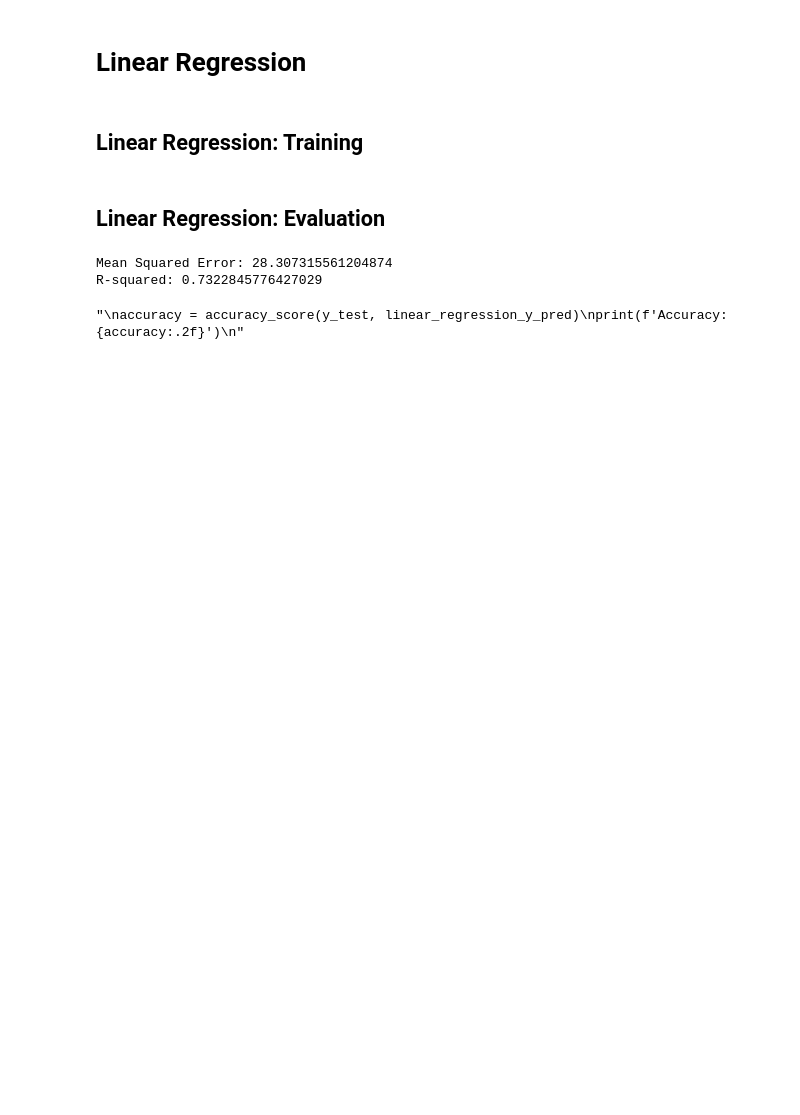
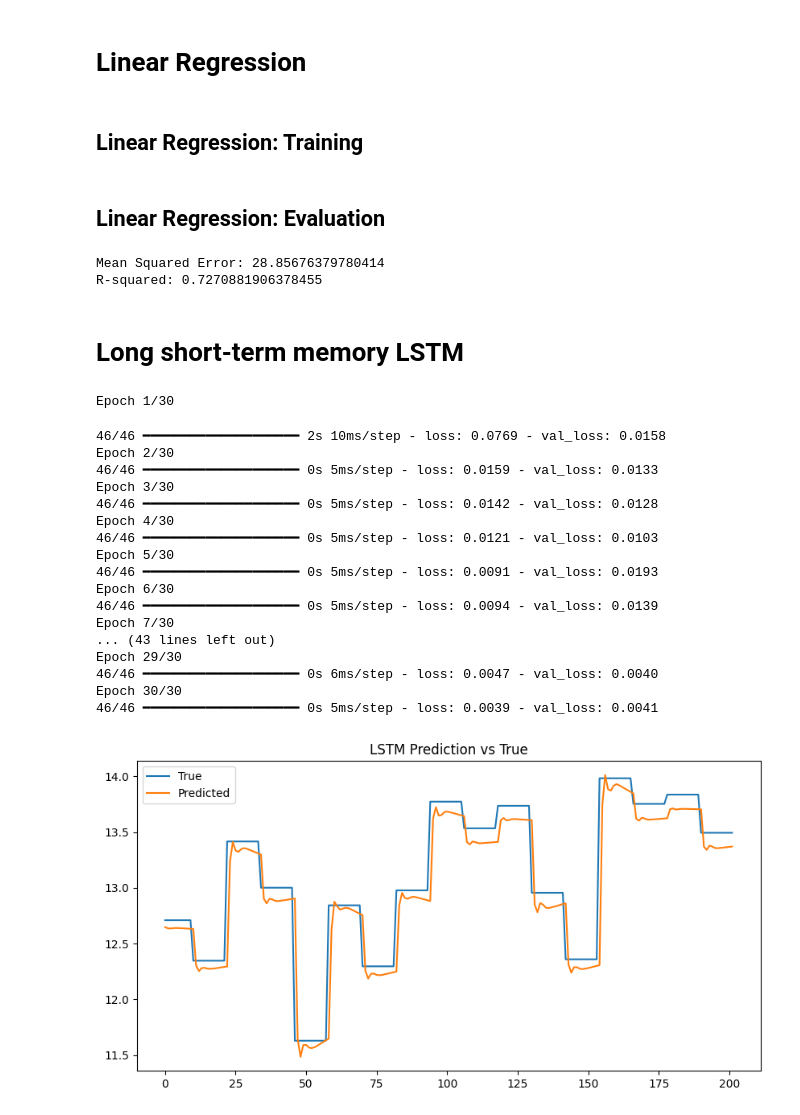
Before and after one commit to HugsAndSquishes/temperature-prediction, a Jupyter notebook: notebooks/modeling.ipynb, the cells around one changed output. Saved outputs shown, nothing was run; the diff lists cells and outputs as text; code cells hidden in the pictures; blank space fills up the shorter version.

Commit message:
added LSTM

```diff
--- a/notebooks/modeling.ipynb
+++ b/notebooks/modeling.ipynb
@@ -138,12 +116,8 @@ print(f"Mean Squared Error: {mse}")
 # R-squared
 r2 = r2_score(y_test, linear_regression_y_pred)
 print(f"R-squared: {r2}")
-
-'''
-accuracy = accuracy_score(y_test, linear_regression_y_pred)
-print(f'Accuracy: {accuracy:.2f}')
-'''
 # %% [output]
-Mean Squared Error: 28.307315561204874
-R-squared: 0.7322845776427029
+Mean Squared Error: 28.85676379780414
+R-squared: 0.7270881906378455
-"\naccuracy = accuracy_score(y_test, linear_regression_y_pred)\nprint(f'Accuracy: {accuracy:.2f}')\n"
+# %% [markdown]
+# Long short-term memory LSTM
@@ -149,0 +127,30 @@ R-squared: 0.7322845776427029
+# %%
+# focus on one country, and sort by Day
+df_country = df[df["Entity"] == "Afghanistan"].copy()
+df_country["Day"] = pd.to_datetime(df_country["Day"])
+df_country = df_country.sort_values(by="Day")
+monthly_temp = df_country[["Monthly Average Temp"]].values
+# %%
+pipeline = LSTMPipeline(seq_len=12)
+pipeline.fit(monthly_temp)
+pipeline.plot_results()
+# %% [output]
+Epoch 1/30
+46/46 ━━━━━━━━━━━━━━━━━━━━ 2s 10ms/step - loss: 0.0769 - val_loss: 0.0158
+Epoch 2/30
+46/46 ━━━━━━━━━━━━━━━━━━━━ 0s 5ms/step - loss: 0.0159 - val_loss: 0.0133
+Epoch 3/30
+46/46 ━━━━━━━━━━━━━━━━━━━━ 0s 5ms/step - loss: 0.0142 - val_loss: 0.0128
+Epoch 4/30
+46/46 ━━━━━━━━━━━━━━━━━━━━ 0s 5ms/step - loss: 0.0121 - val_loss: 0.0103
+Epoch 5/30
+46/46 ━━━━━━━━━━━━━━━━━━━━ 0s 5ms/step - loss: 0.0091 - val_loss: 0.0193
+Epoch 6/30
+46/46 ━━━━━━━━━━━━━━━━━━━━ 0s 5ms/step - loss: 0.0094 - val_loss: 0.0139
+Epoch 7/30
+... (43 lines left out)
+Epoch 29/30
+46/46 ━━━━━━━━━━━━━━━━━━━━ 0s 6ms/step - loss: 0.0047 - val_loss: 0.0040
+Epoch 30/30
+46/46 ━━━━━━━━━━━━━━━━━━━━ 0s 5ms/step - loss: 0.0039 - val_loss: 0.0041
+[figure, added]
```
Also changed, not shown: parts of 17 cells of this notebook, 4 other files.
